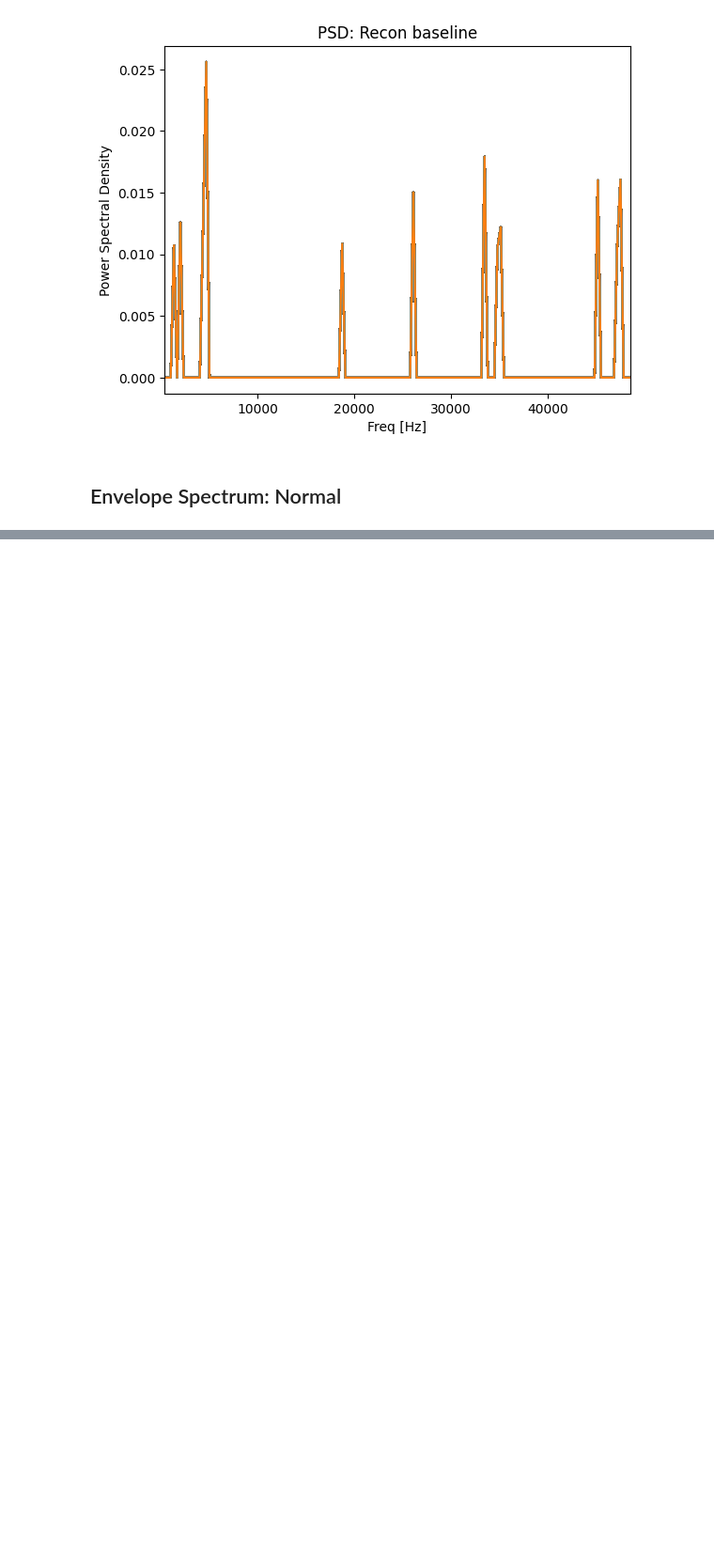
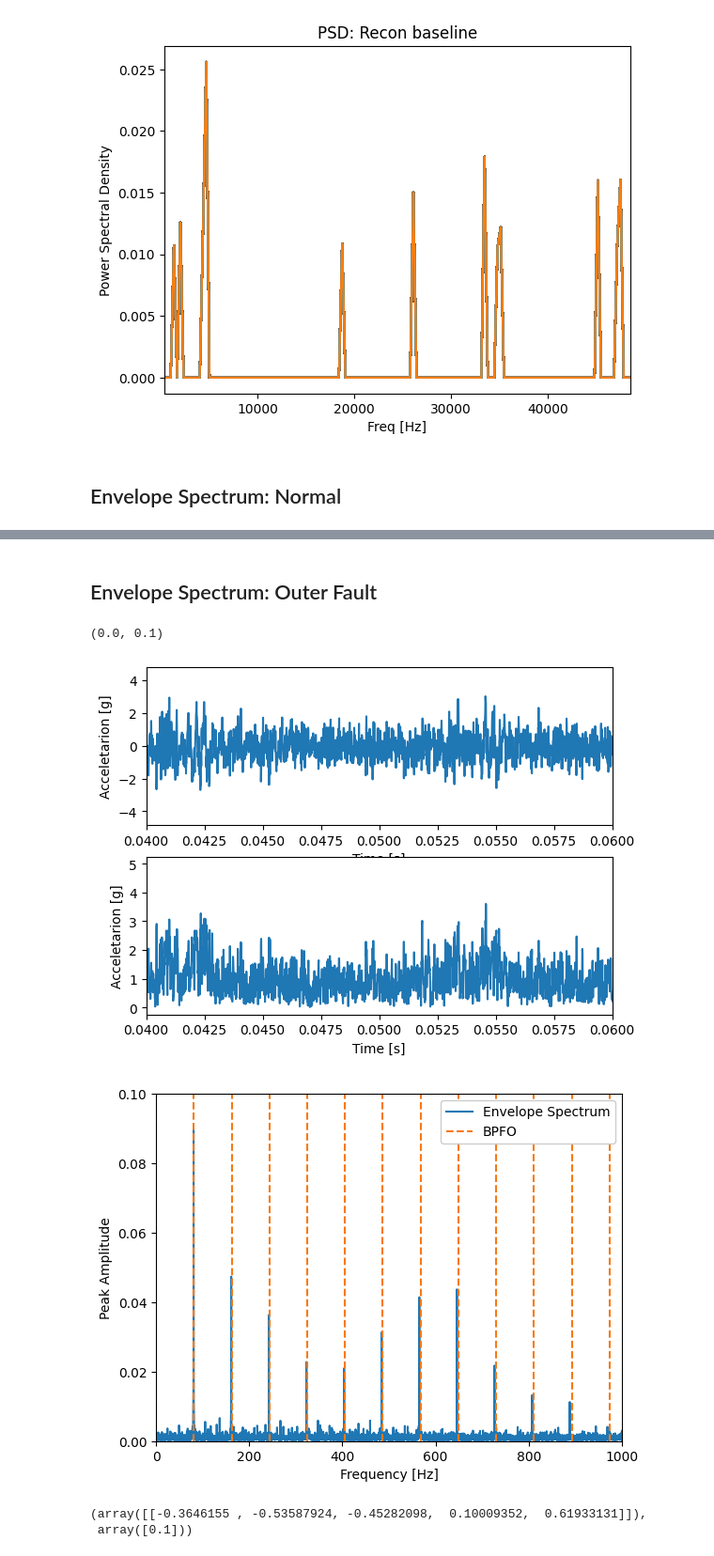
Before and after one commit to DimitriZC/Rolling-Fault-FFT-Wavelet-Analysis, a Jupyter notebook: trab.ipynb, the cells around one changed output, grey strips where cells are left out. Shown at 94% size. Saved outputs shown, nothing was run; the diff lists cells and outputs as text; code cells hidden in the pictures; blank space fills up the shorter version.

```diff
--- a/trab.ipynb
+++ b/trab.ipynb
@@ -247,0 +260,18 @@ kurtosis_values
+# %% [markdown]
+## Envelope Spectrum: Outer Fault
+# %%
+p_env, f_env, x_env = env_spectrum(np.transpose(x_ORF_2)[0],  f_ORF_2[0])
+
+plot_env_spectrum(x_env, x_ORF_2, t_ORF_2)
+
+plot_env_spectrum_analysis(f_env, p_env, ORF_DATA, BPFO=True)
+plt.ylim(0, 0.1)
+# %% [output]
+(0.0, 0.1)
+[figure, added]
+[figure, added]
+# %%
+pywt.cwt(np.transpose(x_ORF_2)[0][:5], 2, 'gaus1')
+# %% [output]
+(array([[-0.3646155 , -0.53587924, -0.45282098,  0.10009352,  0.61933131]]),
+ array([0.1]))
```
Also changed, not shown: parts of 9 cells of this notebook.
